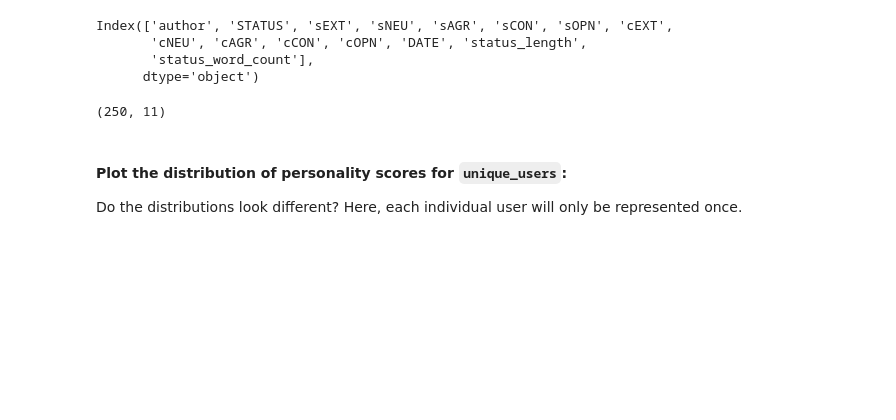
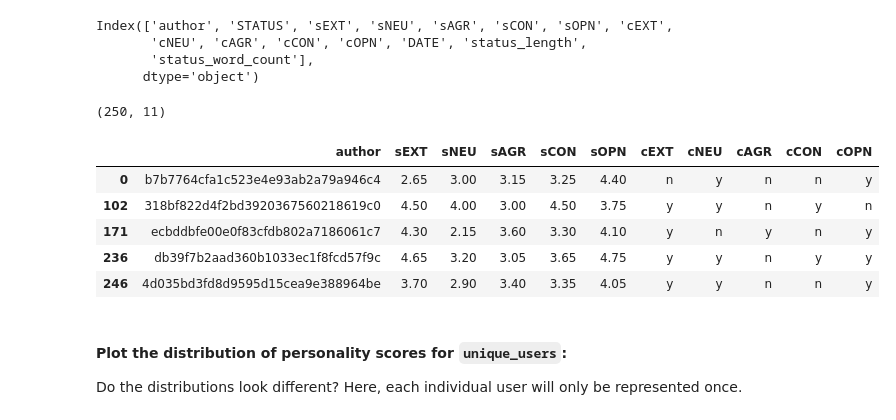
Before and after one commit to cotica/facebook-status-parser, a Jupyter notebook: lab-5-02-NLP-personality-types-starter-code.ipynb, the cells around one changed output. Drawn from its saved outputs; the diff is of its cells as text; code cells hidden in the pictures; blank space fills up the shorter version.

```diff
--- a/lab-5-02-NLP-personality-types-starter-code.ipynb
+++ b/lab-5-02-NLP-personality-types-starter-code.ipynb
@@ -322,6 +322,15 @@ unique_users = df.drop(columns = [
 unique_users.shape
 # %% [output]
 (250, 11)
+# %%
+unique_users.head()
+# %% [output]
+|  | author | sEXT | sNEU | sAGR | sCON | sOPN | cEXT | cNEU | cAGR | cCON | cOPN |
+| 0 | b7b7764cfa1c523e4e93ab2a79a946c4 | 2.65 | 3.00 | 3.15 | 3.25 | 4.40 | n | y | n | n | y |
+| 102 | 318bf822d4f2bd3920367560218619c0 | 4.50 | 4.00 | 3.00 | 4.50 | 3.75 | y | y | n | y | n |
+| 171 | ecbddbfe00e0f83cfdb802a7186061c7 | 4.30 | 2.15 | 3.60 | 3.30 | 4.10 | y | n | y | n | y |
+| 236 | db39f7b2aad360b1033ec1f8fcd57f9c | 4.65 | 3.20 | 3.05 | 3.65 | 4.75 | y | y | n | y | y |
+| 246 | 4d035bd3fd8d9595d15cea9e388964be | 3.70 | 2.90 | 3.40 | 3.35 | 4.05 | y | y | n | n | y |
 # %% [markdown]
 #### Plot the distribution of personality scores for `unique_users`:
 
```
Also changed, not shown: parts of 2 cells of this notebook.
